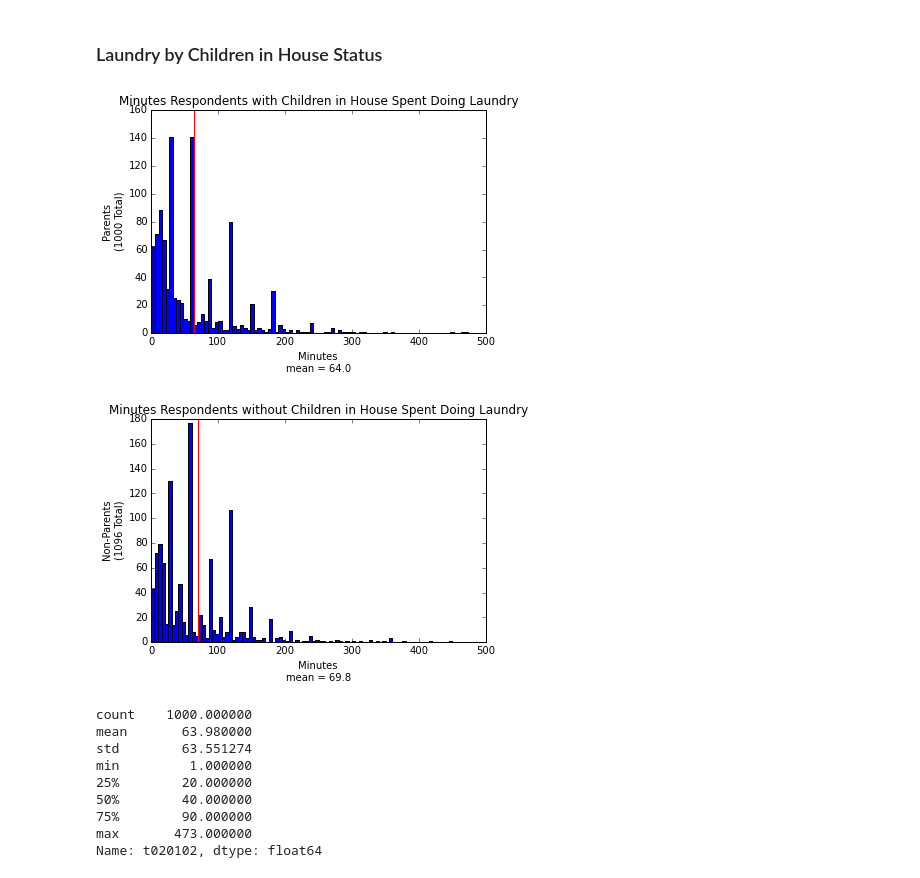
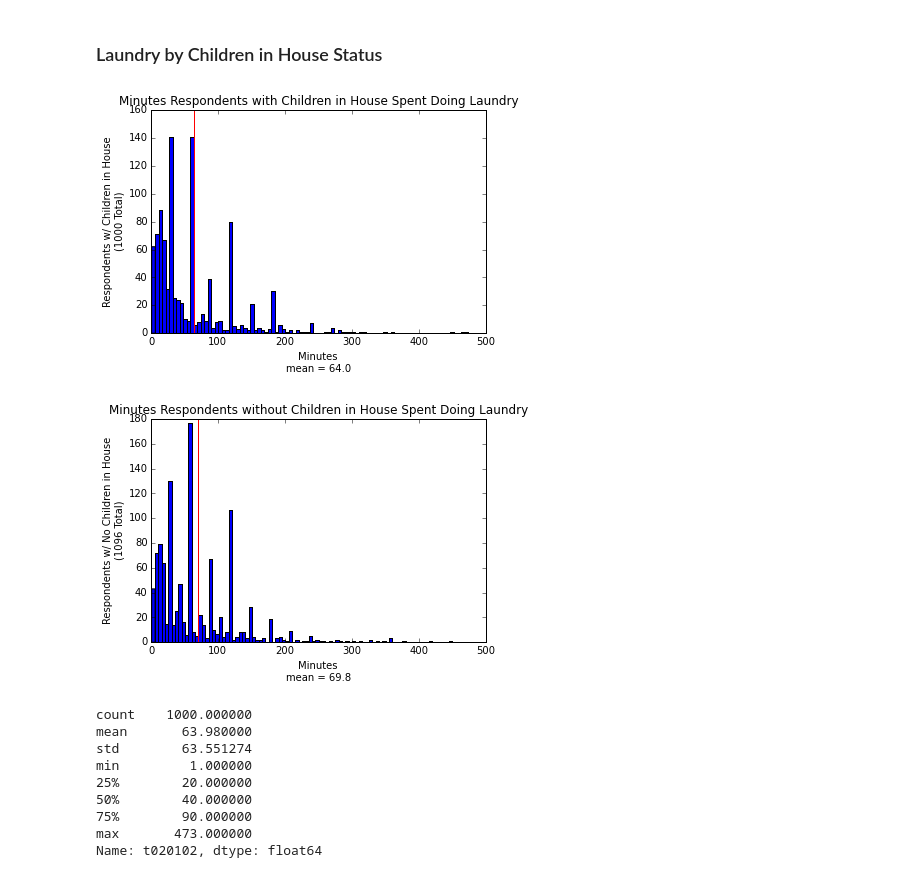
Before and after one commit to ahartz1/atus-analysis, a Jupyter notebook: atus-analysis.ipynb, the cells around one changed output. Saved outputs shown, nothing was run; the diff lists cells and outputs as text; code cells hidden in the pictures.

```diff
--- a/atus-analysis.ipynb
+++ b/atus-analysis.ipynb
@@ -274,22 +274,22 @@ laundry_non_parents_mean = laundry_non_parents['t020102'].mean()
 # %%
 laundry_parents['t020102'].plot(kind='hist', bins=90,
                                 title='Minutes Respondents with Children in House Spent Doing Laundry')
 plt.xlabel('Minutes\nmean = {:.1f}'.format(laundry_parents_mean))
-plt.ylabel('Parents\n({} Total)'.format(len(laundry_parents)))
+plt.ylabel('Respondents w/ Children in House\n({} Total)'.format(len(laundry_parents)))
 ymin, ymax = plt.ylim()
 plt.vlines(laundry_parents_mean, 0, ymax, color='red')
 plt.show()
 
 laundry_non_parents['t020102'].plot(kind='hist', bins=90,
                                     title='Minutes Respondents without Children in House Spent Doing Laundry')
 plt.xlabel('Minutes\nmean = {:.1f}'.format(laundry_non_parents_mean))
-plt.ylabel('Non-Parents\n({} Total)'.format(len(laundry_non_parents)))
+plt.ylabel('Respondents w/ No Children in House\n({} Total)'.format(len(laundry_non_parents)))
 ymin, ymax = plt.ylim()
 plt.vlines(laundry_non_parents_mean, 0, ymax, color='red')
 plt.show()
 # %% [output]
-[figure, old version]
+[figure, new version]
-[figure, old version]
+[figure, new version]
 # %%
 laundry_parents['t020102'].describe()
 # %% [output]
```
Also changed, not shown: parts of 4 cells of this notebook.
